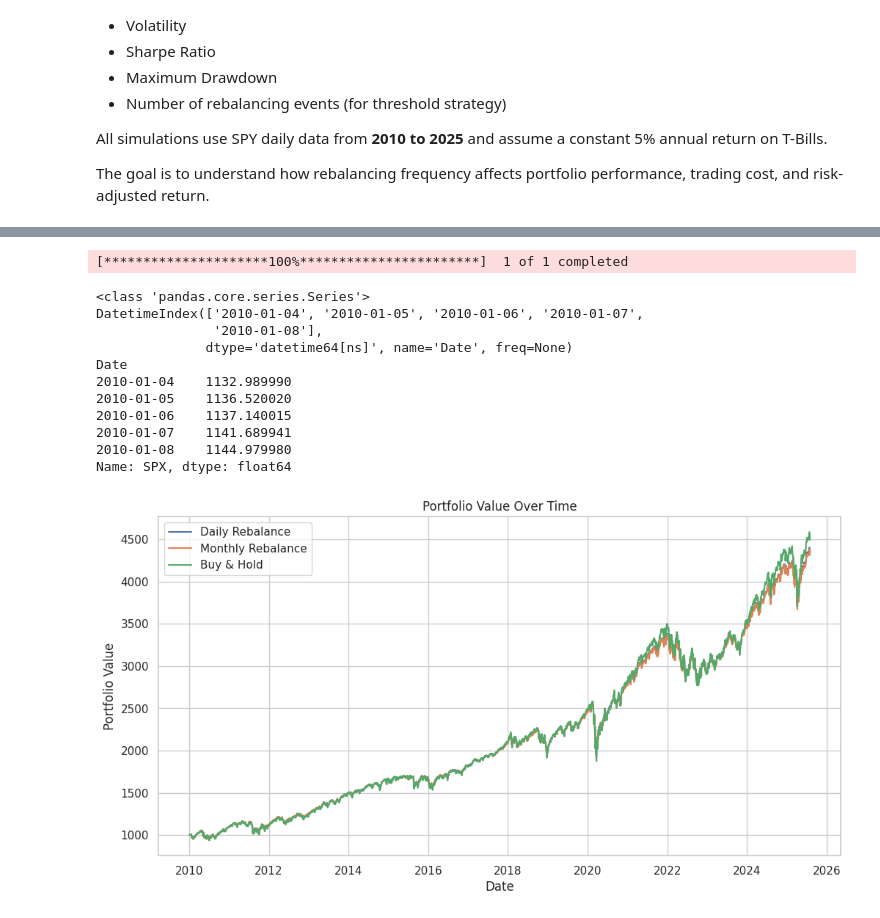
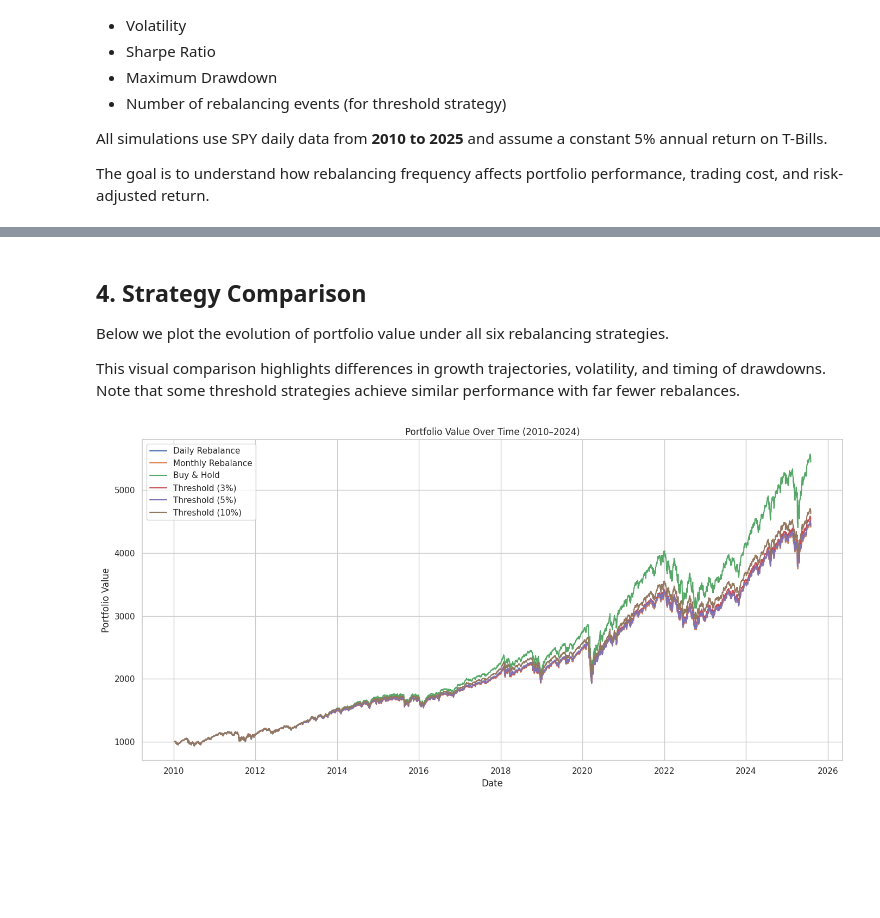
Before and after one commit to iliavk/rebalance-portfolio, a Jupyter notebook: rebalance_simulation_ipynb.ipynb, the cells around one changed output, grey strips where cells are left out. Cells and saved outputs as stored; diff of their text form; code cells hidden in the pictures; blank space fills up the shorter version.

```diff
--- a/rebalance_simulation_ipynb.ipynb
+++ b/rebalance_simulation_ipynb.ipynb
@@ -62,0 +47,20 @@ prices.head()
+# %%
+# Redownload and reinitialize from scratch
+import yfinance as yf
+import pandas as pd
+
+spy = yf.download("SPY", start="2010-01-01", auto_adjust=True)
+bil = yf.download("BIL", start="2010-01-01", auto_adjust=True)
+
+stock_data = spy["Close"].dropna()
+tbill_data = bil["Close"].dropna()
+
+common_dates = stock_data.index.intersection(tbill_data.index)
+
+stock_data = stock_data.loc[common_dates]
+tbill_data = tbill_data.loc[common_dates]
+
+# Combine into DataFrame
+prices = pd.concat([stock_data, tbill_data], axis=1)
+prices.columns = ["SPY", "BIL"]
+prices.head()
@@ -147,52 +200,32 @@ def simulate_portfolio(price_data,
-# %%
-import yfinance as yf
-import pandas as pd
-
-# Download and flatten the price series
-spx = yf.download("^GSPC", start="2010-01-01", auto_adjust=True)
-price_data = spx["Close"]
-
-# If the result is still a DataFrame, extract the column manually
-if isinstance(price_data, pd.DataFrame):
-    price_data = price_data.loc[:, "^GSPC"]  # flatten it
-
-price_data.name = "SPX"  # optional: clean up the Series name
-
-print(type(price_data))        # should be Series
-print(price_data.index[:5])    # should be DatetimeIndex, no multi-index
-print(price_data.head())       # clean float values
-# %% [output]
-[*********************100%***********************]  1 of 1 completed
-<class 'pandas.core.series.Series'>
-DatetimeIndex(['2010-01-04', '2010-01-05', '2010-01-06', '2010-01-07',
-               '2010-01-08'],
-              dtype='datetime64[ns]', name='Date', freq=None)
-Date
-2010-01-04    1132.989990
-2010-01-05    1136.520020
-2010-01-06    1137.140015
-2010-01-07    1141.689941
-2010-01-08    1144.979980
-Name: SPX, dtype: float64
 # %%
-daily, count_d = simulate_portfolio(price_data, 'daily', transaction_cost=0.0005)
-monthly, count_m = simulate_portfolio(price_data, 'monthly', transaction_cost=0.0005)
-buy_hold, count_bh = simulate_portfolio(price_data, 'buy_and_hold', transaction_cost=0.0005)
-threshold1, count_t1 = simulate_portfolio(price_data, rebalance_freq='threshold', threshold=0.03)
-threshold2, count_t2 = simulate_portfolio(price_data, rebalance_freq='threshold', threshold=0.05)
-threshold3, count_t3 = simulate_portfolio(price_data, rebalance_freq='threshold', threshold=0.1)
+daily, count_d = simulate_portfolio(prices, 'daily', transaction_cost=0.0005)
+monthly, count_m = simulate_portfolio(prices, 'monthly', transaction_cost=0.0005)
+buy_hold, count_bh = simulate_portfolio(prices, 'buy_and_hold', transaction_cost=0.0005)
+threshold1, count_t1 = simulate_portfolio(prices, rebalance_freq='threshold', threshold=0.03)
+threshold2, count_t2 = simulate_portfolio(prices, rebalance_freq='threshold', threshold=0.05)
+threshold3, count_t3 = simulate_portfolio(prices, rebalance_freq='threshold', threshold=0.1)
+# %% [markdown]
+## 4. Strategy Comparison
+
+Below we plot the evolution of portfolio value under all six rebalancing strategies.
+
+This visual comparison highlights differences in growth trajectories, volatility, and timing of drawdowns. Note that some threshold strategies achieve similar performance with far fewer rebalances.
 # %%
-import matplotlib.pyplot as plt
+plt.figure(figsize=(14, 7))
 
-plt.figure(figsize=(12, 6))
 plt.plot(daily, label='Daily Rebalance')
 plt.plot(monthly, label='Monthly Rebalance')
 plt.plot(buy_hold, label='Buy & Hold')
-plt.title('Portfolio Value Over Time')
+plt.plot(threshold1, label='Threshold (3%)')
+plt.plot(threshold2, label='Threshold (5%)')
+plt.plot(threshold3, label='Threshold (10%)')
+
+plt.title('Portfolio Value Over Time (2010–2024)')
 plt.xlabel('Date')
 plt.ylabel('Portfolio Value')
 plt.legend()
 plt.grid(True)
+plt.tight_layout()
 plt.show()
 # %% [output]
-[figure, old version]
+[figure, new version]
```
Also changed, not shown: parts of 15 cells of this notebook.
